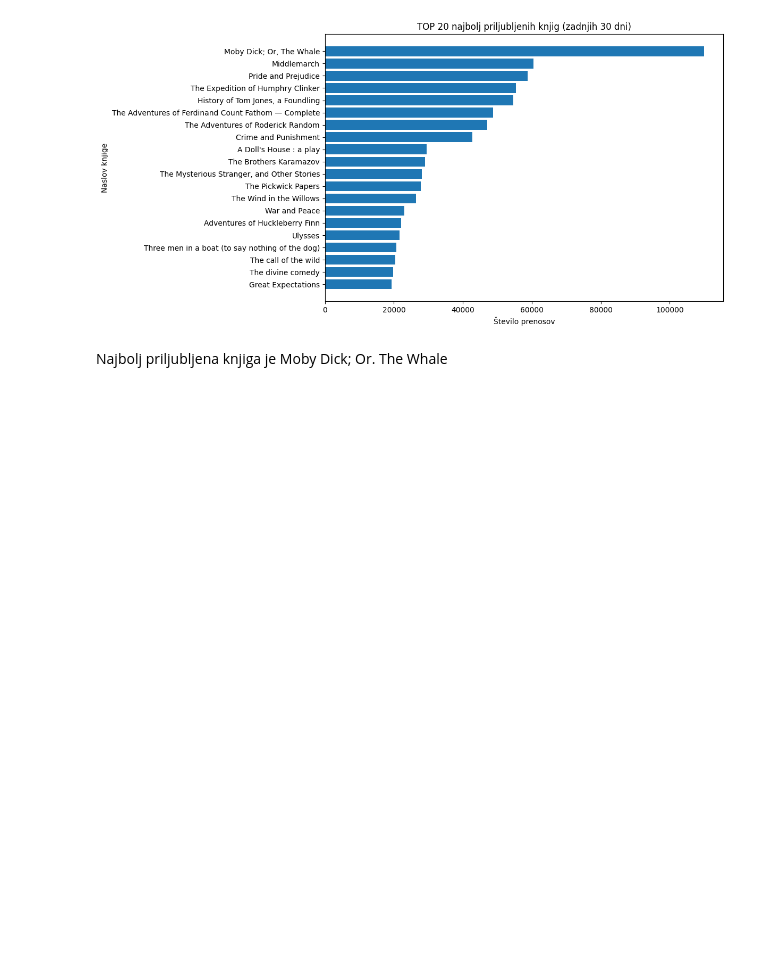
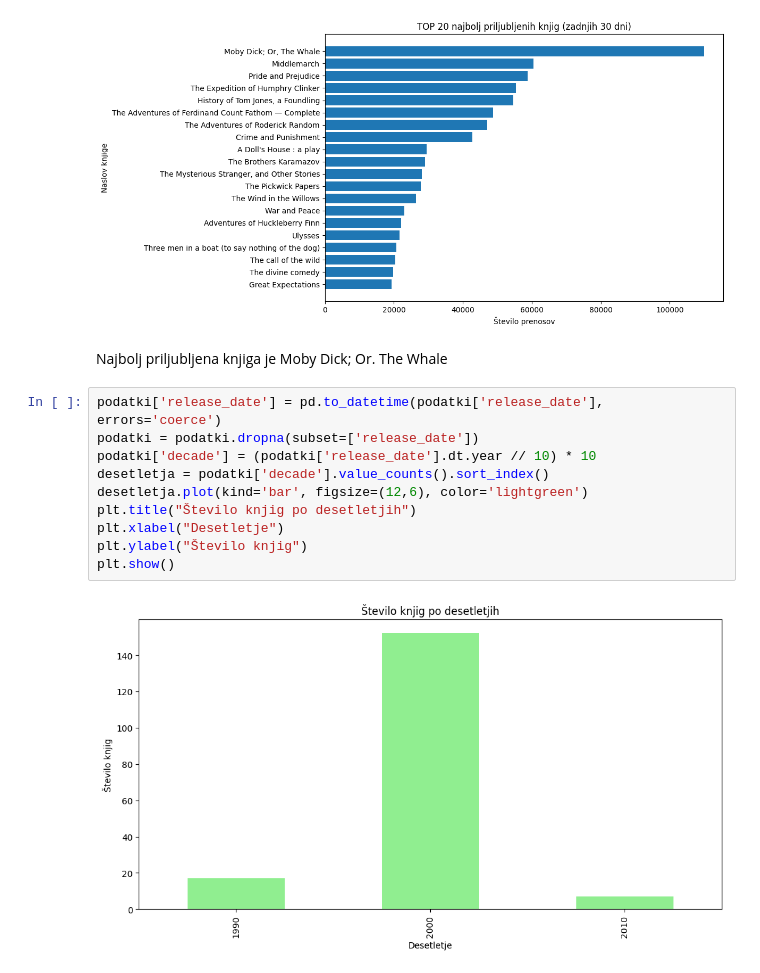
Before and after one commit to kajzrca/UVP-projekt, a Jupyter notebook: KNJIGE.ipynb, the cells around one changed output. Saved outputs shown, nothing was run; the diff lists cells and outputs as text; blank space fills up the shorter version.

```diff
--- a/KNJIGE.ipynb
+++ b/KNJIGE.ipynb
@@ -94,3 +94,15 @@ plt.show()
 [figure]
 # %% [markdown]
 Najbolj priljubljena knjiga je Moby Dick; Or. The Whale
+# %%
+podatki['release_date'] = pd.to_datetime(podatki['release_date'], errors='coerce')
+podatki = podatki.dropna(subset=['release_date'])
+podatki['decade'] = (podatki['release_date'].dt.year // 10) * 10
+desetletja = podatki['decade'].value_counts().sort_index()
+desetletja.plot(kind='bar', figsize=(12,6), color='lightgreen')
+plt.title("Število knjig po desetletjih")
+plt.xlabel("Desetletje")
+plt.ylabel("Število knjig")
+plt.show()
+# %% [output]
+[figure, added]
```
Also changed, not shown: parts of 6 cells of this notebook.
